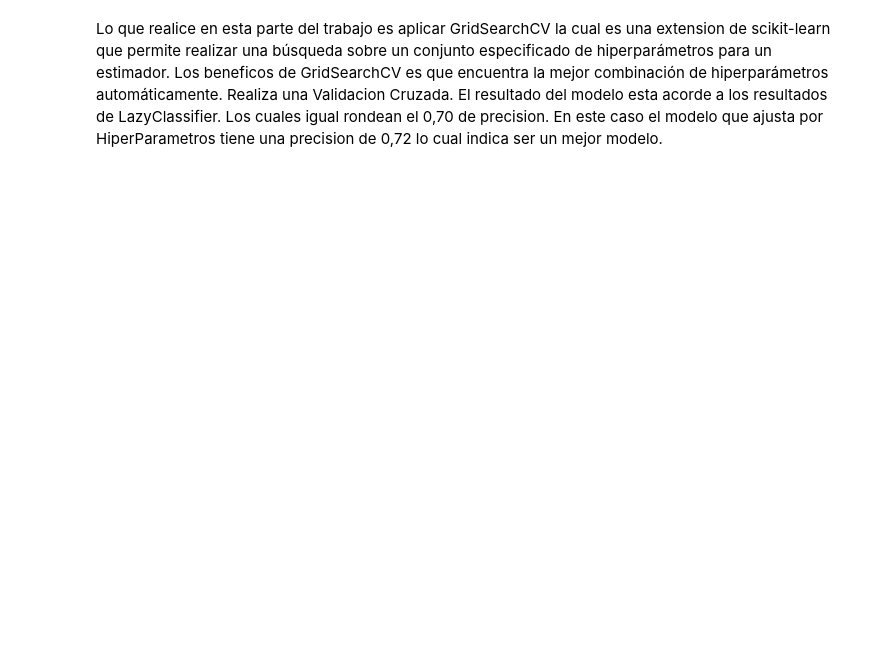
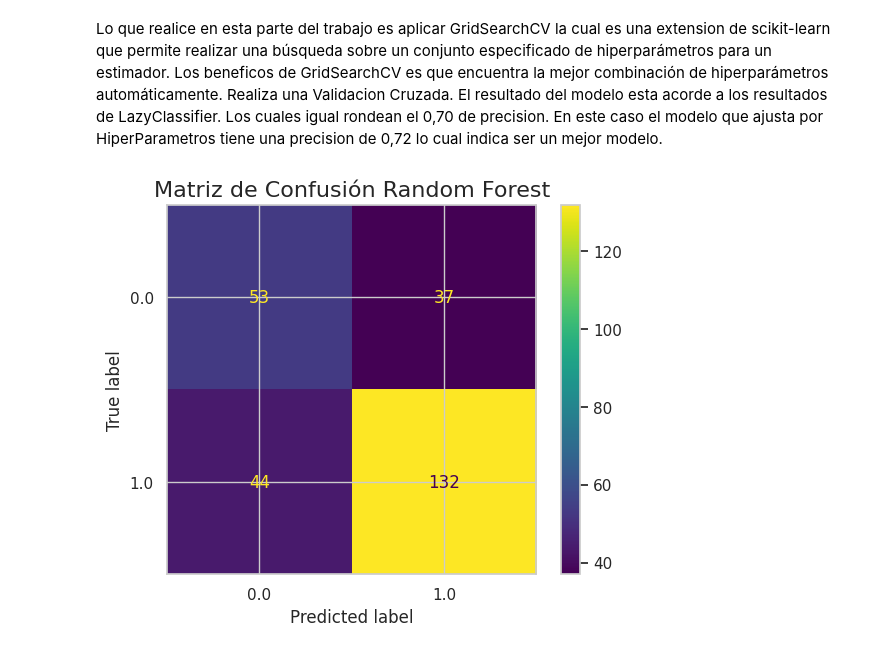
Before and after one commit to Ganimidees/Ciencia-de-datos-Examen, a Jupyter notebook: Examen.ipynb, the cells around one changed output. Saved outputs shown, nothing was run; the diff lists cells and outputs as text; code cells hidden in the pictures; blank space fills up the shorter version.

```diff
--- a/Examen.ipynb
+++ b/Examen.ipynb
@@ -451,12 +463,24 @@ param_grid = {
 # %%
+from sklearn.ensemble import RandomForestClassifier
 from sklearn.model_selection import GridSearchCV
 
-# Configurar la búsqueda de hiperparámetros
-grid_search = GridSearchCV(estimator=model, param_grid=param_grid, cv=3, n_jobs=-1, verbose=2)
+# Definir el modelo
+rf = RandomForestClassifier(random_state=42)
 
-# Ejecutar la búsqueda
-grid_search.fit(X_train, y_train)
+# Definir el grid de hiperparámetros
+param_grid = {
+    'n_estimators': [50, 100, 200],
+    'max_features': ['auto', 'sqrt', 'log2'],
+    'max_depth': [4, 6, 8, 10, 12],
+    'criterion': ['gini', 'entropy']
+}
 
-# Mostrar los mejores hiperparámetros
-print(f"Mejores hiperparámetros: {grid_search.best_params_}")
+# Configurar GridSearchCV
+grid_search = GridSearchCV(estimator=rf, param_grid=param_grid, cv=5, n_jobs=-1, verbose=2)
+
+# Ajustar GridSearchCV a los datos
+grid_search.fit(principalComponents_train, y_train)
+
+# Mostrar los mejores parámetros
+print("Mejores hiperparámetros:", grid_search.best_params_)
 # %% [output]
@@ -488,0 +489,7 @@ Precisión en el conjunto de prueba: 0.7218045112781954
+# %%
+# Entrenar el modelo con los mejores hiperparámetros
+best_rf = grid_search.best_estimator_
+best_rf.fit(principalComponents_train, y_train)
+
+# Realizar predicciones
+y_pred = best_rf.predict(principalComponents_test)
@@ -490,0 +527,8 @@ Lo que realice en esta parte del trabajo es aplicar GridSearchCV la cual es una
+# %%
+#@title Generar matriz de confusión
+cm = confusion_matrix(y_true=y_test, y_pred=y_pred)
+cm_display = ConfusionMatrixDisplay(cm, display_labels=df['TARGET_5Yrs'].unique()).plot()
+plt.title("Matriz de Confusión Random Forest", fontsize=16)
+plt.show()
+# %% [output]
+[figure, added]
```
Also changed, not shown: parts of 55 cells of this notebook.
